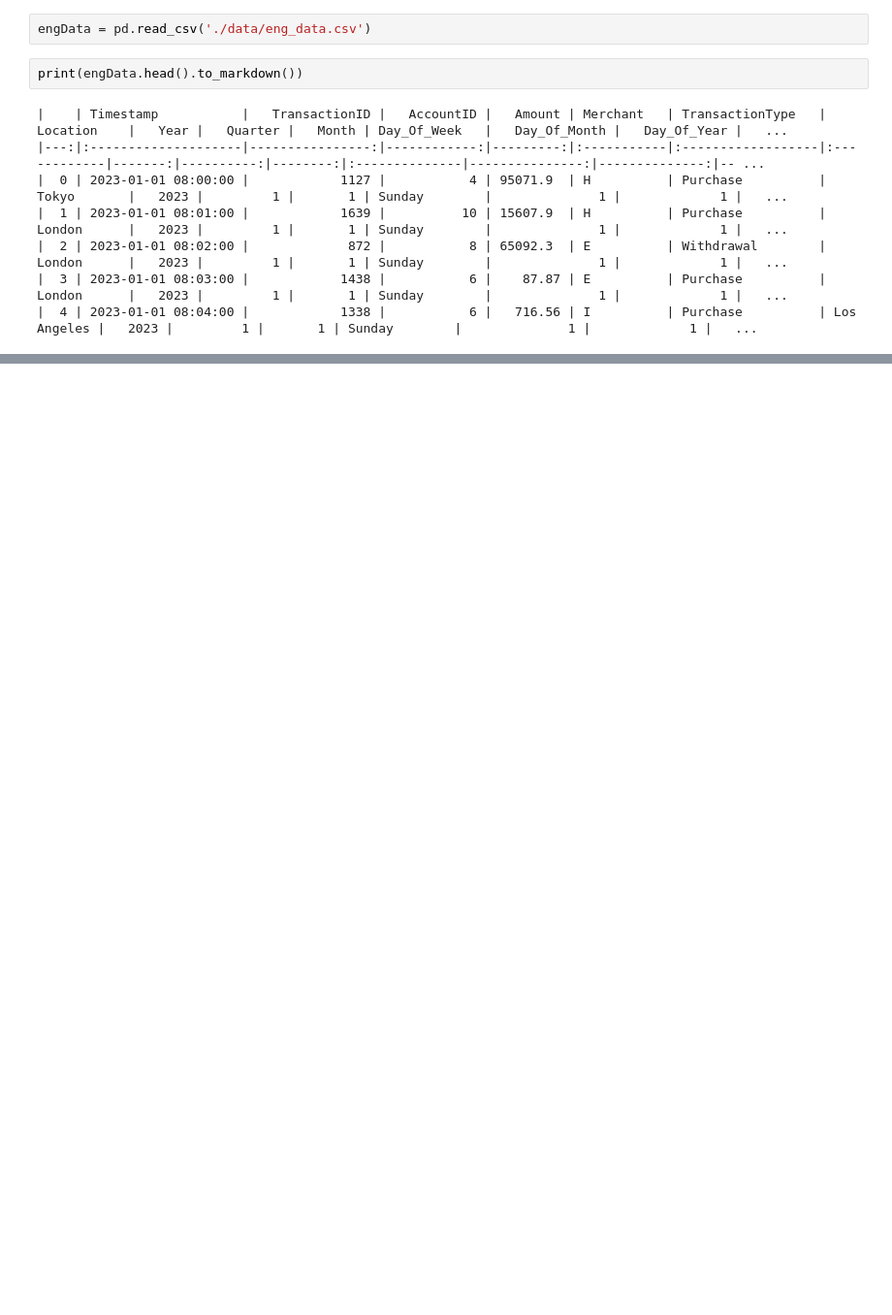
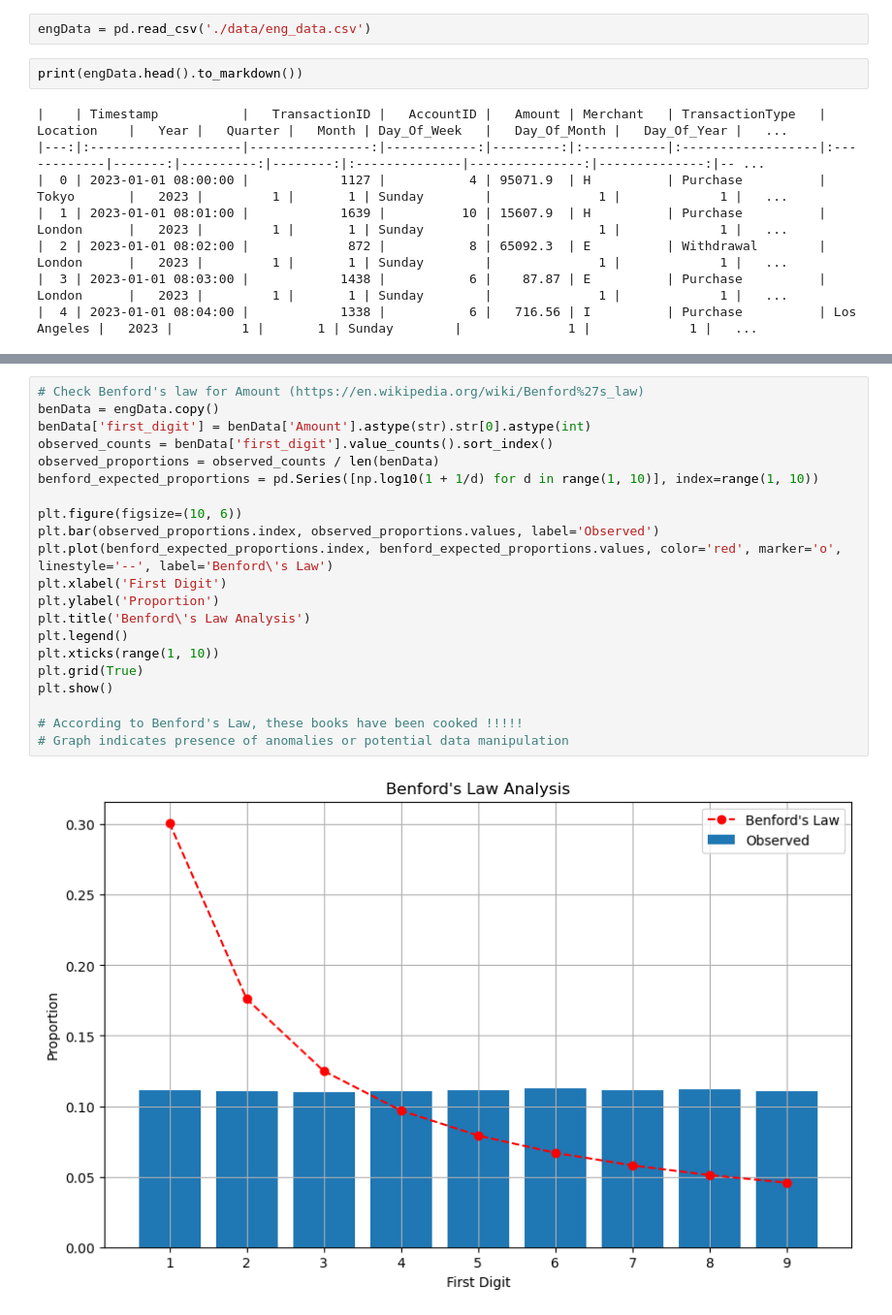
Before and after one commit to WatsonWBlair/cs667, a Jupyter notebook: Projects/Anomily Detection/dataEDA.ipynb, the cells around one changed output, grey strips where cells are left out. Shown at 97% size. Cells and saved outputs as stored; diff of their text form; blank space fills up the shorter version.

```diff
--- a/Projects/Anomily Detection/dataEDA.ipynb
+++ b/Projects/Anomily Detection/dataEDA.ipynb
@@ -43,0 +136,23 @@ plt.show()
+# %%
+# Check Benford's law for Amount (https://en.wikipedia.org/wiki/Benford%27s_law)
+benData = engData.copy()
+benData['first_digit'] = benData['Amount'].astype(str).str[0].astype(int)
+observed_counts = benData['first_digit'].value_counts().sort_index()
+observed_proportions = observed_counts / len(benData)
+benford_expected_proportions = pd.Series([np.log10(1 + 1/d) for d in range(1, 10)], index=range(1, 10))
+
+plt.figure(figsize=(10, 6))
+plt.bar(observed_proportions.index, observed_proportions.values, label='Observed')
+plt.plot(benford_expected_proportions.index, benford_expected_proportions.values, color='red', marker='o', linestyle='--', label='Benford\'s Law')
+plt.xlabel('First Digit')
+plt.ylabel('Proportion')
+plt.title('Benford\'s Law Analysis')
+plt.legend()
+plt.xticks(range(1, 10))
+plt.grid(True)
+plt.show()
+
+# According to Benford's Law, these books have been cooked !!!!!
+# Graph indicates presence of anomalies or potential data manipulation
+# %% [output]
+[figure, added]
```
Also changed, not shown: parts of 7 cells of this notebook, 2 other files.
